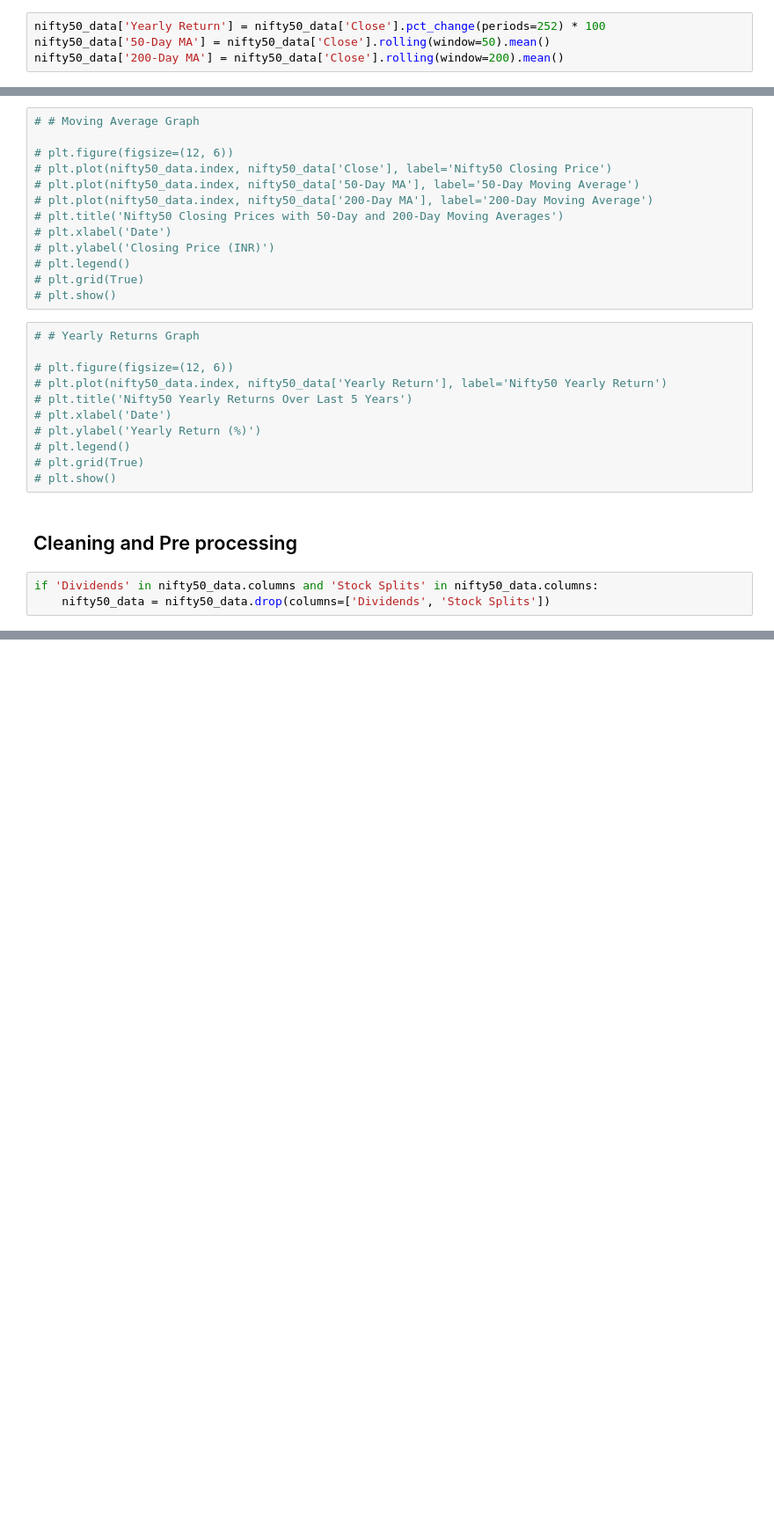
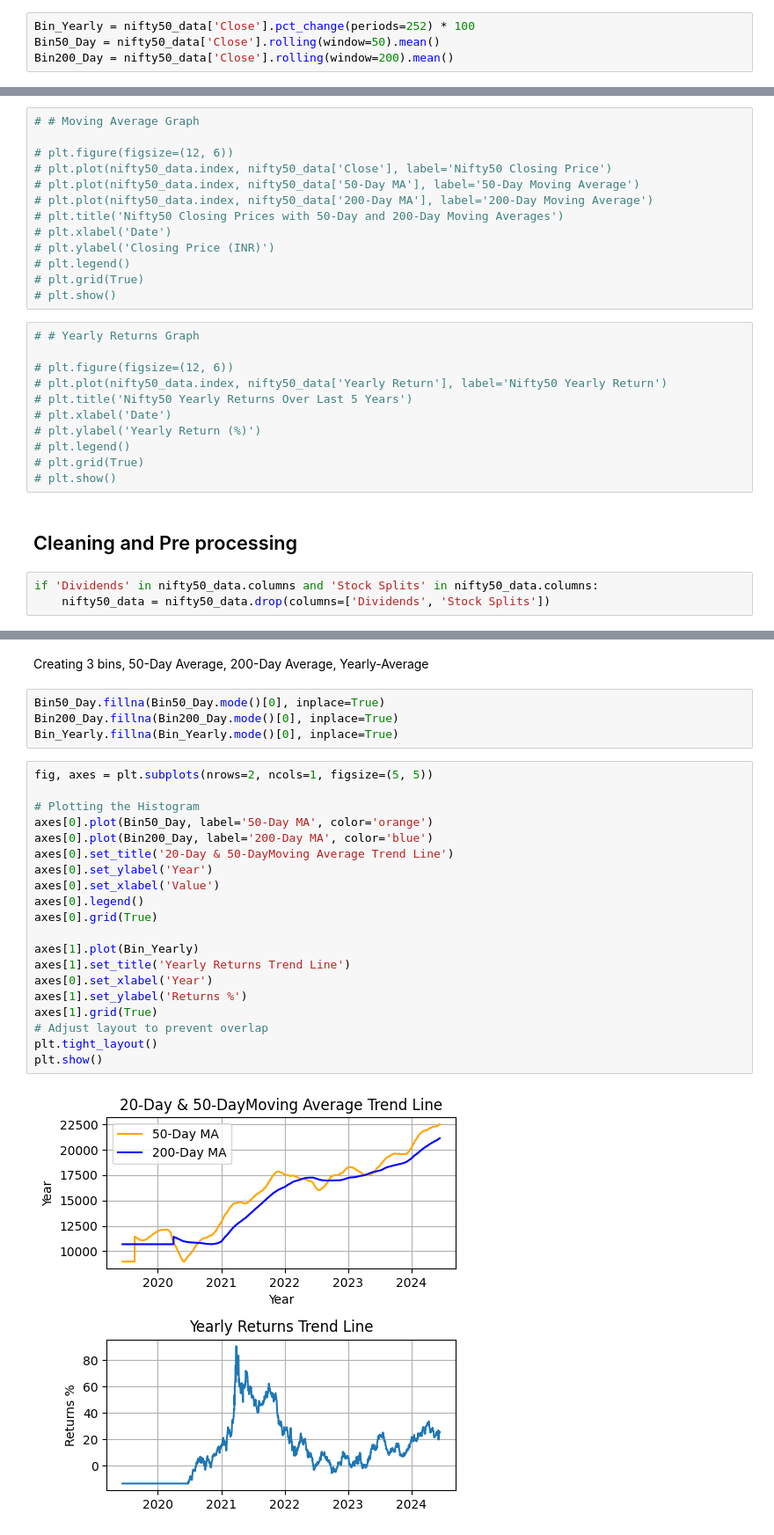
Before and after one commit to Partha-Guntur/BiLSTM-Stock-Market-Analysis, a Jupyter notebook: nifty50-analysis.ipynb, the cells around one changed output, grey strips where cells are left out. Shown: that part at 88% size. Cells and saved outputs as stored; diff of their text form; blank space fills up the shorter version.

```diff
--- a/nifty50-analysis.ipynb
+++ b/nifty50-analysis.ipynb
@@ -10,9 +10,9 @@ nifty50_data = yf.download("^NSEI", period="5y")
 # %% [output]
 [*********************100%%**********************]  1 of 1 completed
 # %%
-nifty50_data['Yearly Return'] = nifty50_data['Close'].pct_change(periods=252) * 100
-nifty50_data['50-Day MA'] = nifty50_data['Close'].rolling(window=50).mean()
-nifty50_data['200-Day MA'] = nifty50_data['Close'].rolling(window=200).mean()
+Bin_Yearly = nifty50_data['Close'].pct_change(periods=252) * 100
+Bin50_Day = nifty50_data['Close'].rolling(window=50).mean()
+Bin200_Day = nifty50_data['Close'].rolling(window=200).mean()
 # %%
 # # Perform a simple analysis - plot the closing prices over time
 # plt.figure(figsize=(12, 6))
@@ -130,0 +74,28 @@ plt.show()
+# %% [markdown]
+Creating 3 bins, 50-Day Average, 200-Day Average, Yearly-Average
+# %%
+Bin50_Day.fillna(Bin50_Day.mode()[0], inplace=True)
+Bin200_Day.fillna(Bin200_Day.mode()[0], inplace=True)
+Bin_Yearly.fillna(Bin_Yearly.mode()[0], inplace=True)
+# %%
+fig, axes = plt.subplots(nrows=2, ncols=1, figsize=(5, 5))
+
+# Plotting the Histogram
+axes[0].plot(Bin50_Day, label='50-Day MA', color='orange')
+axes[0].plot(Bin200_Day, label='200-Day MA', color='blue')
+axes[0].set_title('20-Day & 50-DayMoving Average Trend Line')
+axes[0].set_ylabel('Year')
+axes[0].set_xlabel('Value')
+axes[0].legend()
+axes[0].grid(True)
+
+axes[1].plot(Bin_Yearly)
+axes[1].set_title('Yearly Returns Trend Line')
+axes[0].set_xlabel('Year')
+axes[1].set_ylabel('Returns %')
+axes[1].grid(True)
+# Adjust layout to prevent overlap
+plt.tight_layout()
+plt.show()
+# %% [output]
+[figure, added]
```
Also changed, not shown: parts of 6 cells of this notebook.
